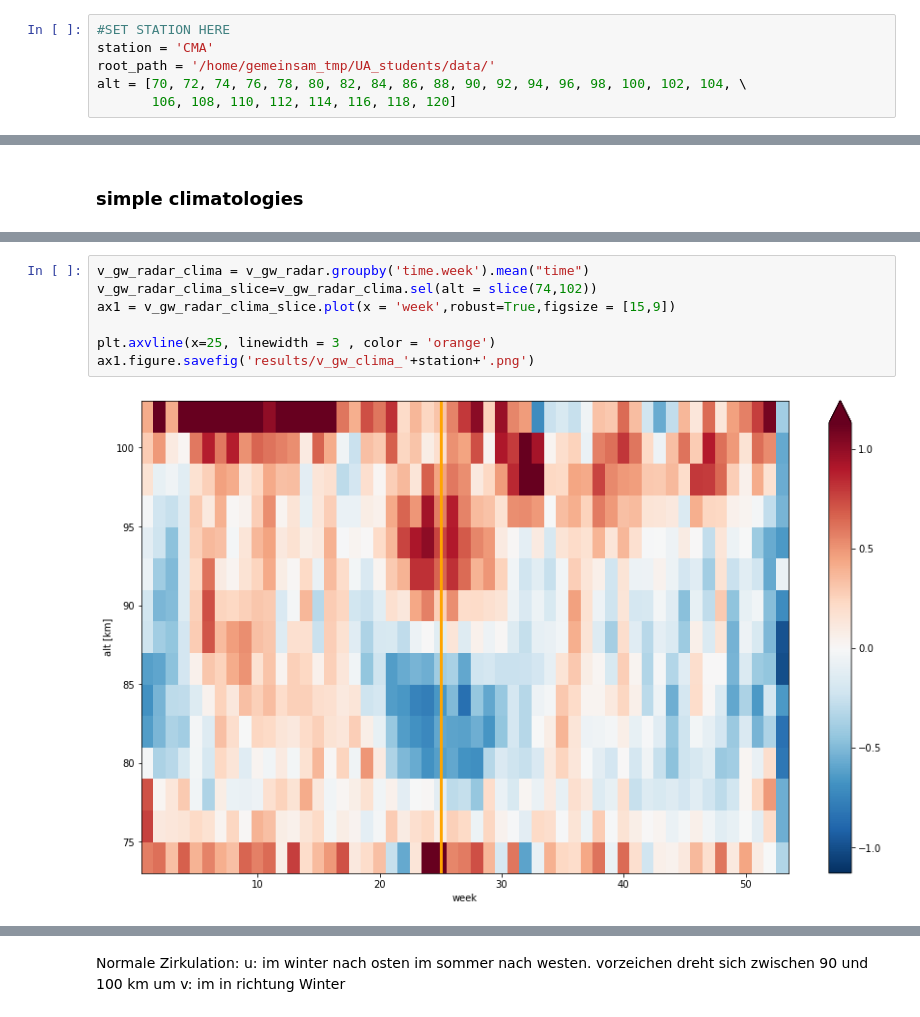
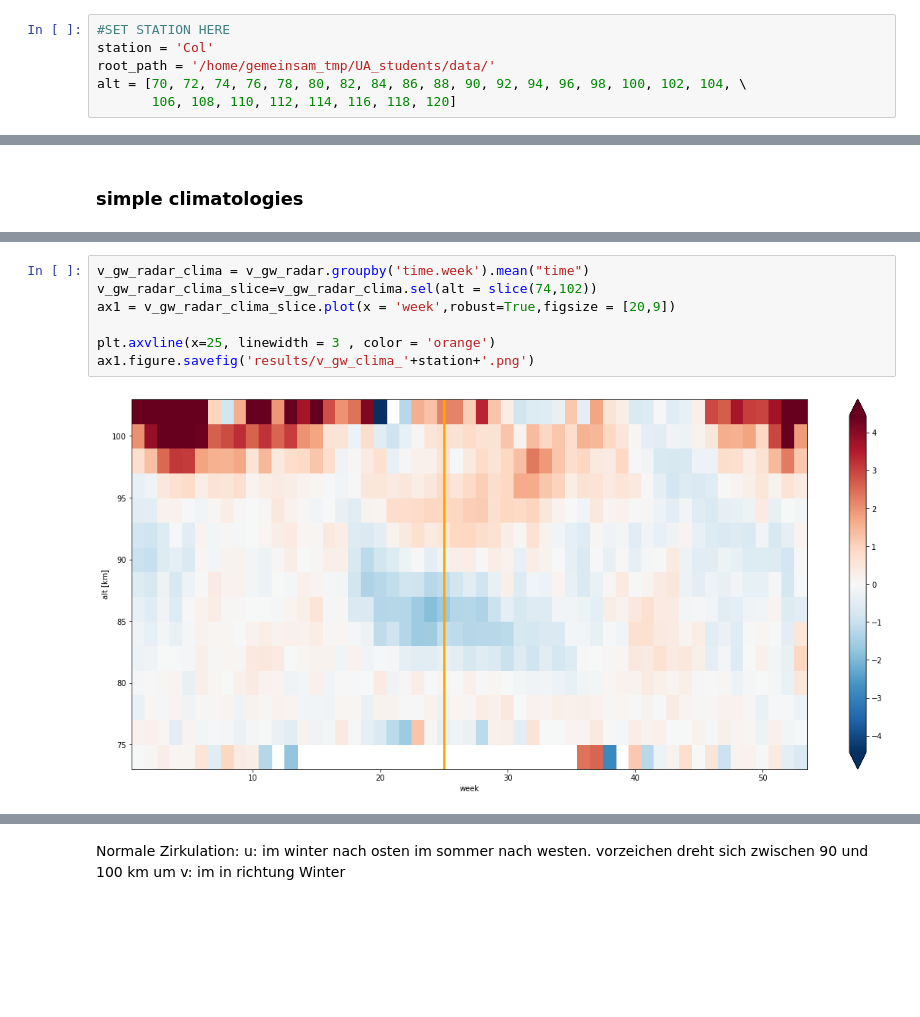
Before and after one commit to VACILT/trends_project, a Jupyter notebook: data_introduction_jason.ipynb, the cells around one changed output, grey strips where cells are left out. Cells and saved outputs as stored; diff of their text form; blank space fills up the shorter version.

```diff
--- a/data_introduction_jason.ipynb
+++ b/data_introduction_jason.ipynb
@@ -9,7 +9,7 @@ from matplotlib.legend_handler import HandlerLineCollection, HandlerTuple
 from scipy import stats
 # %%
 #SET STATION HERE
-station = 'CMA'
+station = 'Col'
 root_path = '/home/gemeinsam_tmp/UA_students/data/'
 alt = [70, 72, 74, 76, 78, 80, 82, 84, 86, 88, 90, 92, 94, 96, 98, 100, 102, 104, \
        106, 108, 110, 112, 114, 116, 118, 120]
@@ -268,12 +277,12 @@ ax1.figure.savefig('results/u_gw_clima_'+station+'.png')
 # %%
 v_gw_radar_clima = v_gw_radar.groupby('time.week').mean("time")
 v_gw_radar_clima_slice=v_gw_radar_clima.sel(alt = slice(74,102))
-ax1 = v_gw_radar_clima_slice.plot(x = 'week',robust=True,figsize = [15,9])
+ax1 = v_gw_radar_clima_slice.plot(x = 'week',robust=True,figsize = [20,9])
 
 plt.axvline(x=25, linewidth = 3 , color = 'orange')
 ax1.figure.savefig('results/v_gw_clima_'+station+'.png')
 # %% [output]
-[figure, old version]
+[figure, new version]
 # %%
 ekin_radar_clima = ekin_radar.groupby('time.week').mean("time")
 ekin_radar_clima_slice=ekin_radar_clima.sel(alt = slice(74,102))
```
Also changed, not shown: parts of 28 cells of this notebook.
